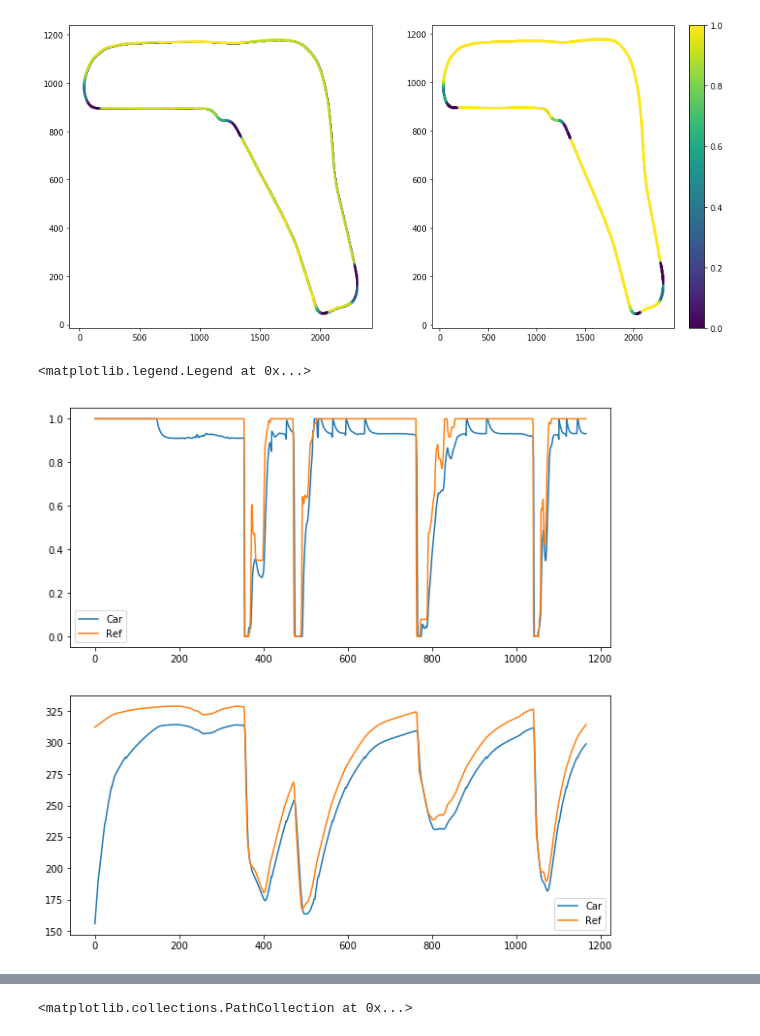
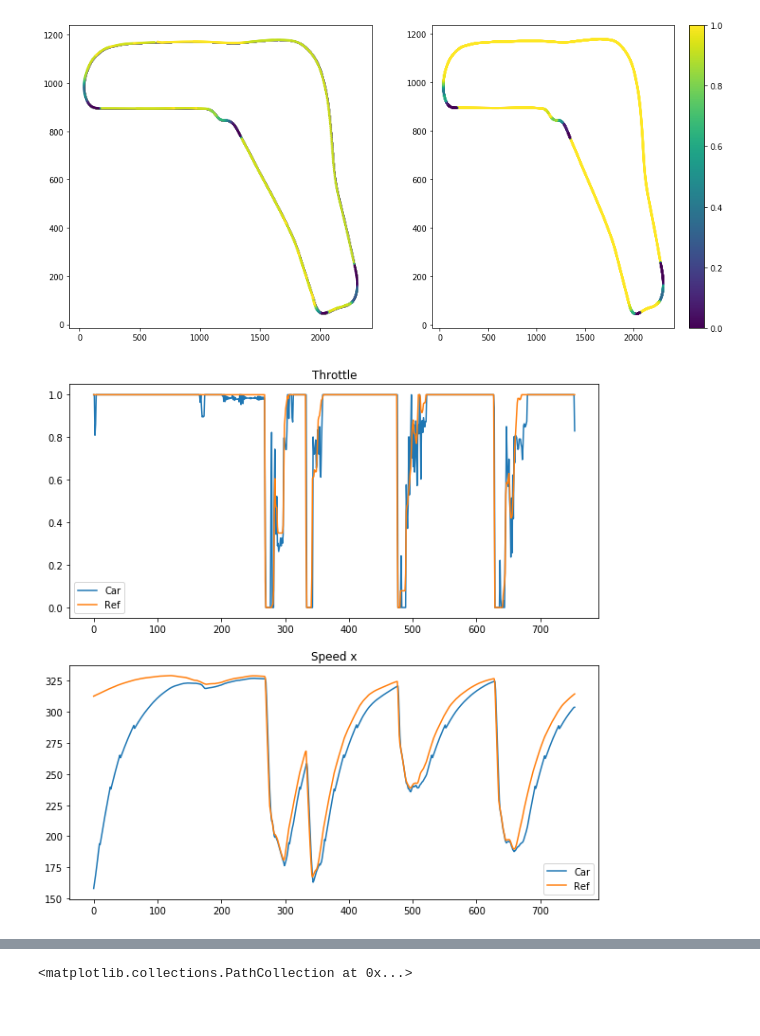
Before and after one commit to madhop/baRricheLlo, a Jupyter notebook: steer_coefficient_analysis.ipynb, the cells around one changed output, grey strips where cells are left out. Drawn from its saved outputs; the diff is of its cells as text; code cells hidden in the pictures.

```diff
--- a/steer_coefficient_analysis.ipynb
+++ b/steer_coefficient_analysis.ipynb
@@ -296,7 +262,7 @@ plt.title('yaw');
 # Episode analysis
 # %%
 episode = pickle.load(open('../episode.pkl', 'rb'))
-episode = [episode[i] for i in range(0, len(episode), 25)]
+#episode = [episode[i] for i in range(0, len(episode), 25)]
 # %%
 %matplotlib inline
 plt.figure(figsize=(10,10))
@@ -413,11 +326,12 @@ ax2.scatter(ref['xCarWorld'], ref['yCarWorld'], c=ref['Throttle'], s=4, vmin=0,
 # %%
 fig, (ax1, ax2) = plt.subplots(2, 1, figsize=(10, 10))
 ax1.plot([ob['throttle'] for ob in episode], label='Car')
 ax1.plot([ref['Throttle'][ob['ref_id']] for ob in episode], label='Ref')
+ax1.set_title('Throttle')
 ax1.legend()
 ax2.plot([ob['speed_x'] for ob in episode], label='Car')
 ax2.plot([ref['speed_x'][ob['ref_id']] for ob in episode], label='Ref')
 ax2.legend()
+ax2.set_title('Speed x');
 # %% [output]
-<matplotlib.legend.Legend at 0x...>
-[figure, old version]
+[figure, new version]
```
Also changed, not shown: parts of 50 cells of this notebook, 3 other files.
